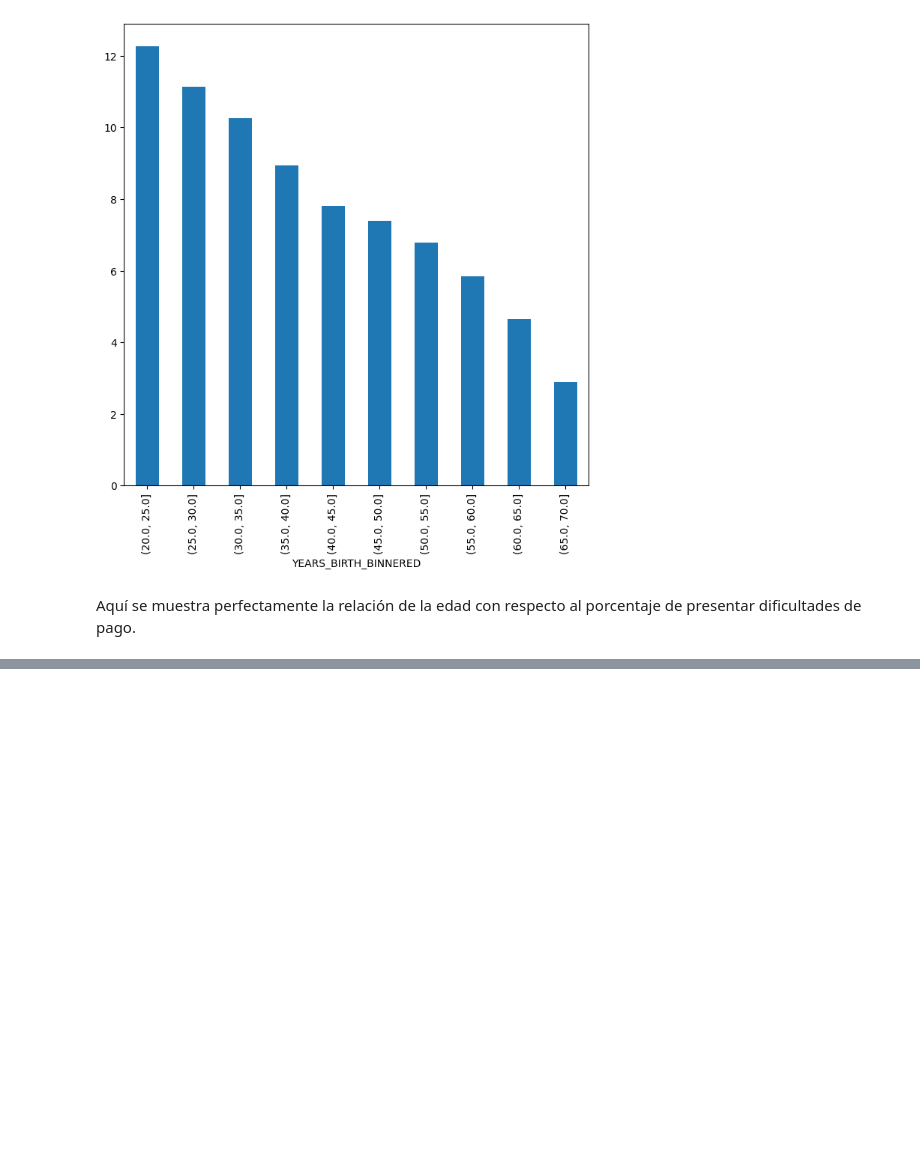
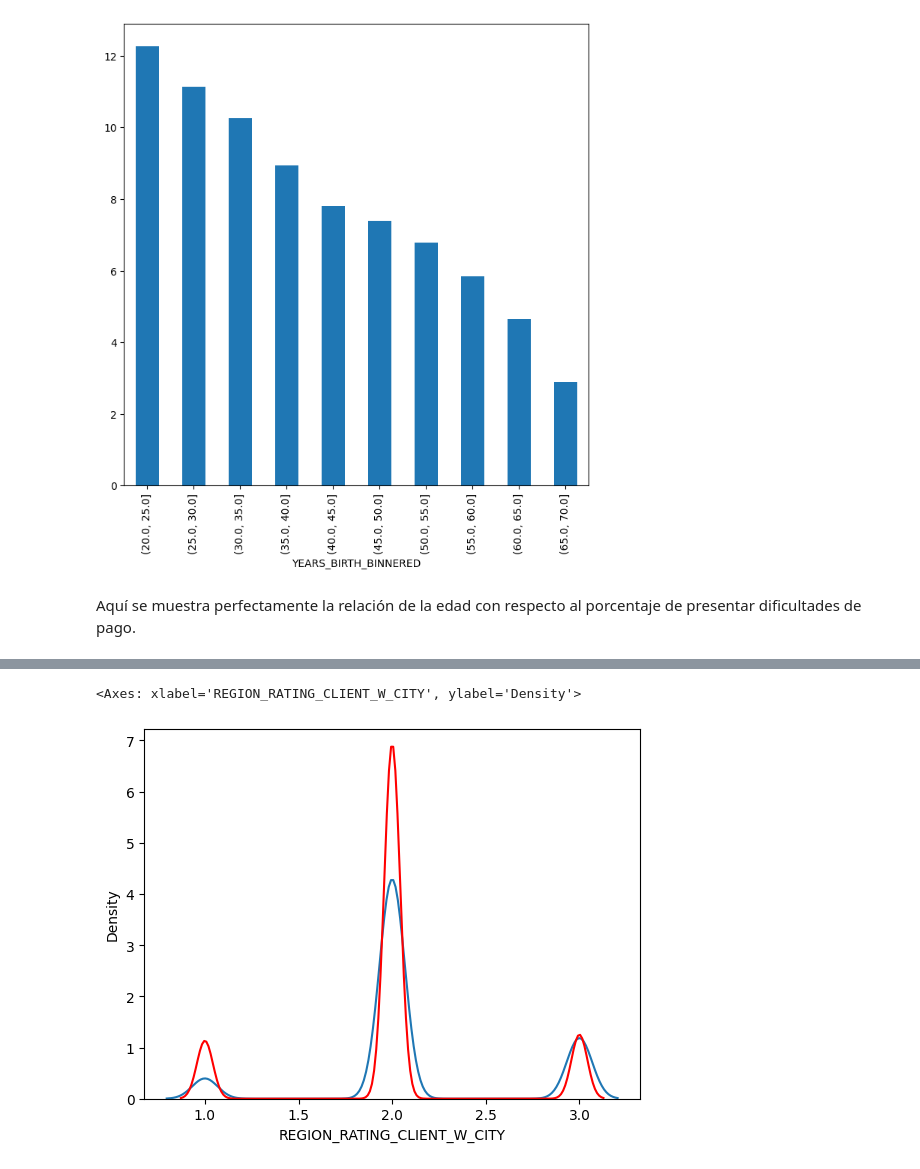
Before and after one commit to d4rk3rr41n/data-science-project-Home-Credit-Default-Risk, a Jupyter notebook: data-science-project-Home-Credit-Default-Risk/EDA-project.ipynb, the cells around one changed output, grey strips where cells are left out. Drawn from its saved outputs; the diff is of its cells as text; code cells hidden in the pictures; blank space fills up the shorter version.

```diff
--- a/data-science-project-Home-Credit-Default-Risk/EDA-project.ipynb
+++ b/data-science-project-Home-Credit-Default-Risk/EDA-project.ipynb
@@ -314,0 +343,6 @@ Aquí se muestra perfectamente la relación de la edad con respecto al porcentaj
+# %%
+sns.kdeplot(df_filtered.loc[df_filtered['TARGET'] == 1, 'REGION_RATING_CLIENT_W_CITY'], label = 'target == 1')
+sns.kdeplot(df_filtered.loc[df_filtered['TARGET'] == 0, 'REGION_RATING_CLIENT_W_CITY'], label = 'target == 1', color='red')
+# %% [output]
+<Axes: xlabel='REGION_RATING_CLIENT_W_CITY', ylabel='Density'>
+[figure, added]
```
Also changed, not shown: parts of 6 cells of this notebook.
